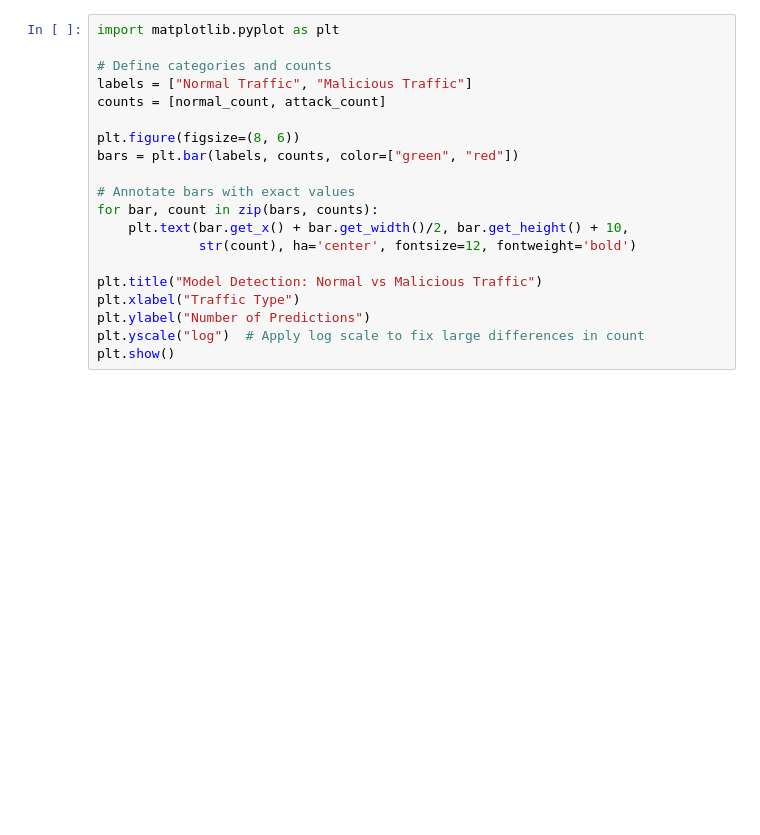
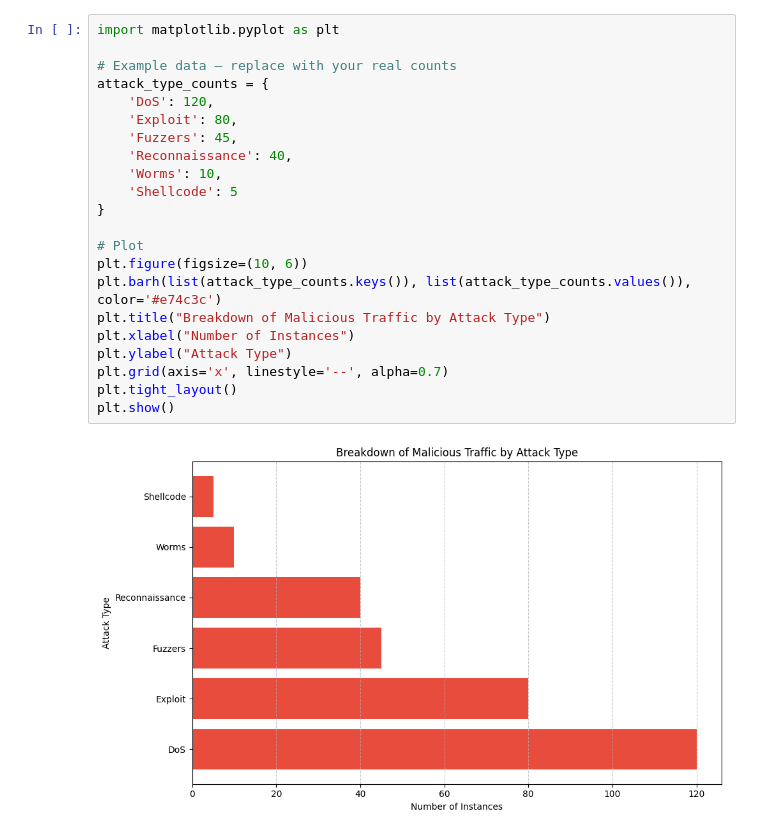
Before and after one commit to zdemanche/DLforIDS, a Jupyter notebook: DLforIDS.ipynb, the cells around one changed output. Cells and saved outputs as stored; diff of their text form; blank space fills up the shorter version.

```diff
--- a/DLforIDS.ipynb
+++ b/DLforIDS.ipynb
@@ -225,20 +253,24 @@ Encoding categorical features: ['srcip', 'sport', 'dstip', 'dsport', 'proto', 'd
-# %%
-import matplotlib.pyplot as plt
-
-# Define categories and counts
-labels = ["Normal Traffic", "Malicious Traffic"]
-counts = [normal_count, attack_count]
-
-plt.figure(figsize=(8, 6))
-bars = plt.bar(labels, counts, color=["green", "red"])
-
-# Annotate bars with exact values
-for bar, count in zip(bars, counts):
-    plt.text(bar.get_x() + bar.get_width()/2, bar.get_height() + 10,
-             str(count), ha='center', fontsize=12, fontweight='bold')
-
-plt.title("Model Detection: Normal vs Malicious Traffic")
-plt.xlabel("Traffic Type")
-plt.ylabel("Number of Predictions")
-plt.yscale("log")  # Apply log scale to fix large differences in count
-plt.show()
+# %%
+import matplotlib.pyplot as plt
+
+# Example data — replace with your real counts
+attack_type_counts = {
+    'DoS': 120,
+    'Exploit': 80,
+    'Fuzzers': 45,
+    'Reconnaissance': 40,
+    'Worms': 10,
+    'Shellcode': 5
+}
+
+# Plot
+plt.figure(figsize=(10, 6))
+plt.barh(list(attack_type_counts.keys()), list(attack_type_counts.values()), color='#e74c3c')
+plt.title("Breakdown of Malicious Traffic by Attack Type")
+plt.xlabel("Number of Instances")
+plt.ylabel("Attack Type")
+plt.grid(axis='x', linestyle='--', alpha=0.7)
+plt.tight_layout()
+plt.show()
+# %% [output]
+[figure, added]
```
Also changed, not shown: parts of 4 cells of this notebook.
